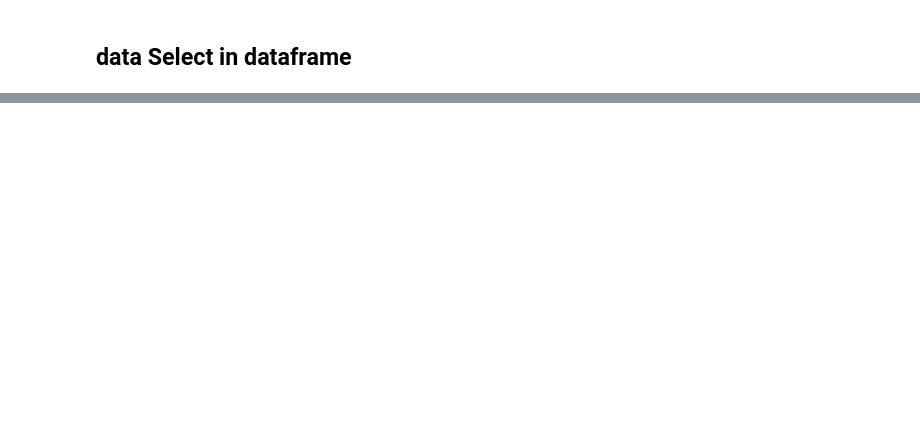
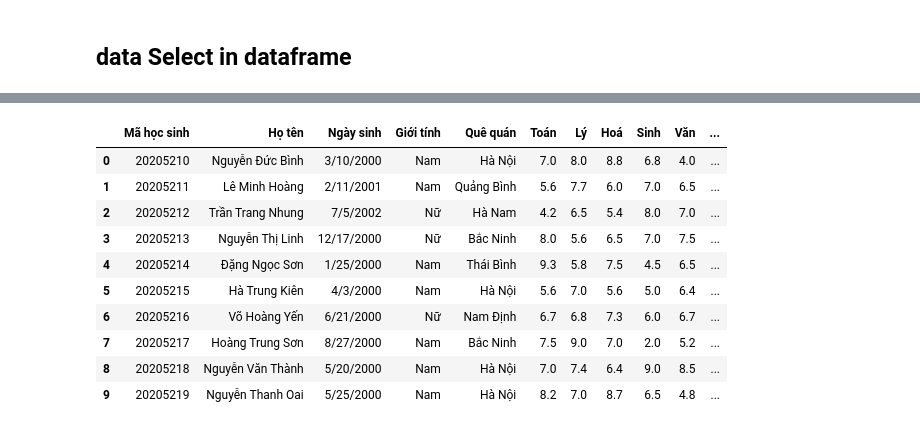
Before and after one commit to BIMSangDQ/BTVN, a Jupyter notebook: 221101 pandas.ipynb, the cells around one changed output, grey strips where cells are left out. Saved outputs shown, nothing was run; the diff lists cells and outputs as text; code cells hidden in the pictures; blank space fills up the shorter version.

Commit message:
pandas

```diff
--- a/221101 pandas.ipynb
+++ b/221101 pandas.ipynb
@@ -320,0 +164,16 @@ data.iloc[1]
+# %%
+import pandas as pd
+data = pd.read_csv('Data/students.csv', encoding = 'utf-8')
+data
+# %% [output]
+|  | Mã học sinh | Họ tên | Ngày sinh | Giới tính | Quê quán | Toán | Lý | Hoá | Sinh | Văn | ... |
+| 0 | 20205210 | Nguyễn Đức Bình | 3/10/2000 | Nam | Hà Nội | 7.0 | 8.0 | 8.8 | 6.8 | 4.0 | ... |
+| 1 | 20205211 | Lê Minh Hoàng | 2/11/2001 | Nam | Quảng Bình | 5.6 | 7.7 | 6.0 | 7.0 | 6.5 | ... |
+| 2 | 20205212 | Trần Trang Nhung | 7/5/2002 | Nữ | Hà Nam | 4.2 | 6.5 | 5.4 | 8.0 | 7.0 | ... |
+| 3 | 20205213 | Nguyễn Thị Linh | 12/17/2000 | Nữ | Bắc Ninh | 8.0 | 5.6 | 6.5 | 7.0 | 7.5 | ... |
+| 4 | 20205214 | Đặng Ngọc Sơn | 1/25/2000 | Nam | Thái Bình | 9.3 | 5.8 | 7.5 | 4.5 | 6.5 | ... |
+| 5 | 20205215 | Hà Trung Kiên | 4/3/2000 | Nam | Hà Nội | 5.6 | 7.0 | 5.6 | 5.0 | 6.4 | ... |
+| 6 | 20205216 | Võ Hoàng Yến | 6/21/2000 | Nữ | Nam Định | 6.7 | 6.8 | 7.3 | 6.0 | 6.7 | ... |
+| 7 | 20205217 | Hoàng Trung Sơn | 8/27/2000 | Nam | Bắc Ninh | 7.5 | 9.0 | 7.0 | 2.0 | 5.2 | ... |
+| 8 | 20205218 | Nguyễn Văn Thành | 5/20/2000 | Nam | Hà Nội | 7.0 | 7.4 | 6.4 | 9.0 | 8.5 | ... |
+| 9 | 20205219 | Nguyễn Thanh Oai | 5/25/2000 | Nam | Hà Nội | 8.2 | 7.0 | 8.7 | 6.5 | 4.8 | ... |
```
Also changed, not shown: parts of 61 cells of this notebook, 2 other files.
